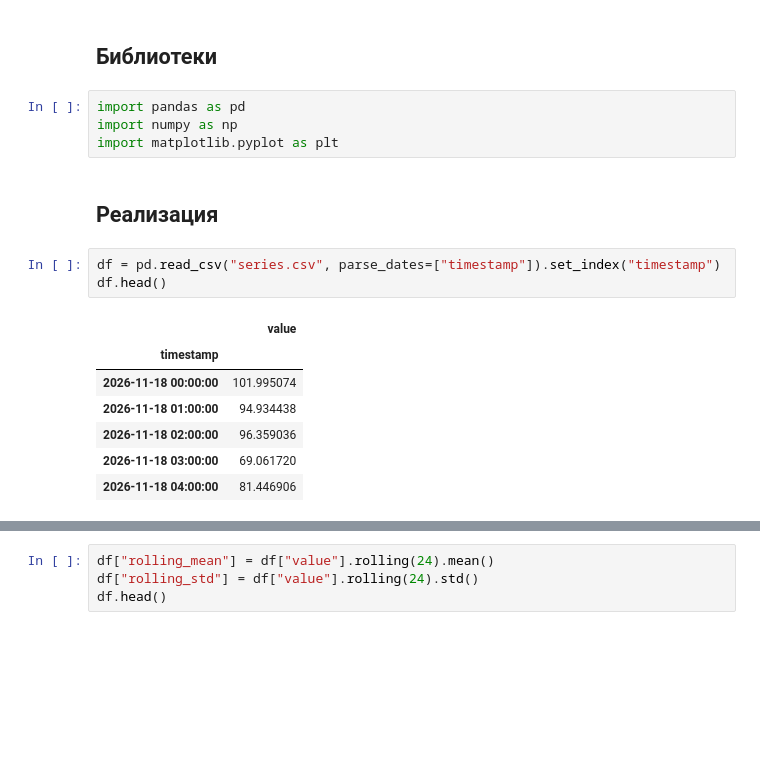
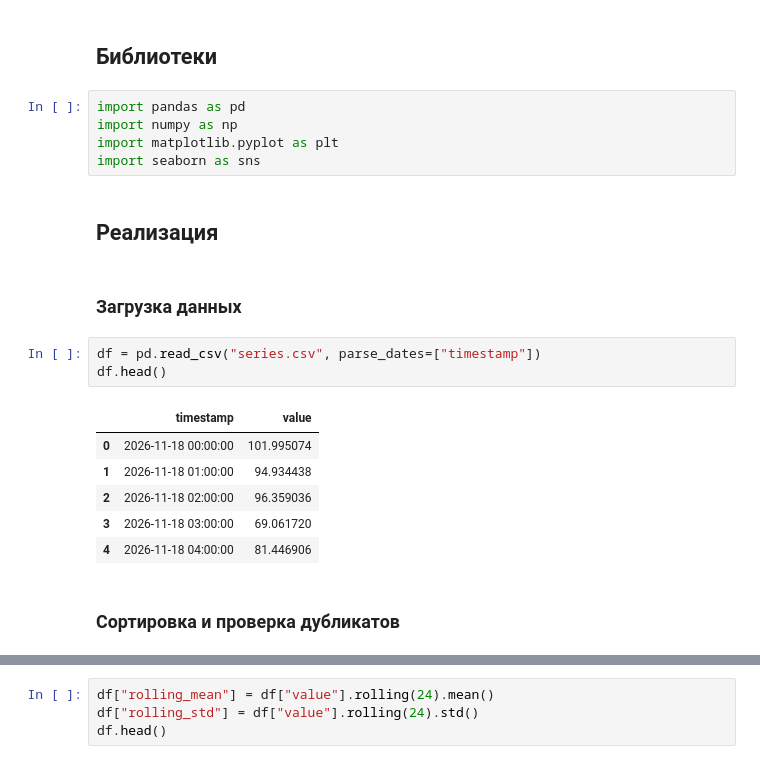
Before and after one commit to Rodeffs/Master1_Programming, a Jupyter notebook: Time_Series/01_lab/01_lab.ipynb, the cells around one changed output, grey strips where cells are left out. Saved outputs shown, nothing was run; the diff lists cells and outputs as text; blank space fills up the shorter version.

```diff
--- a/Time_Series/01_lab/01_lab.ipynb
+++ b/Time_Series/01_lab/01_lab.ipynb
@@ -10,16 +10,20 @@
 import pandas as pd
 import numpy as np
 import matplotlib.pyplot as plt
+import seaborn as sns
 # %% [markdown]
 ## Реализация
+# %% [markdown]
+### Загрузка данных
 # %%
-df = pd.read_csv("series.csv", parse_dates=["timestamp"]).set_index("timestamp")
+df = pd.read_csv("series.csv", parse_dates=["timestamp"])
 df.head()
 # %% [output]
-|  | value |
-| timestamp |  |
-| 2026-11-18 00:00:00 | 101.995074 |
-| 2026-11-18 01:00:00 | 94.934438 |
-| 2026-11-18 02:00:00 | 96.359036 |
-| 2026-11-18 03:00:00 | 69.061720 |
-| 2026-11-18 04:00:00 | 81.446906 |
+|  | timestamp | value |
+| 0 | 2026-11-18 00:00:00 | 101.995074 |
+| 1 | 2026-11-18 01:00:00 | 94.934438 |
+| 2 | 2026-11-18 02:00:00 | 96.359036 |
+| 3 | 2026-11-18 03:00:00 | 69.061720 |
+| 4 | 2026-11-18 04:00:00 | 81.446906 |
+# %% [markdown]
+### Сортировка и проверка дубликатов
```
Also changed, not shown: parts of 28 cells of this notebook, 2 other files.
